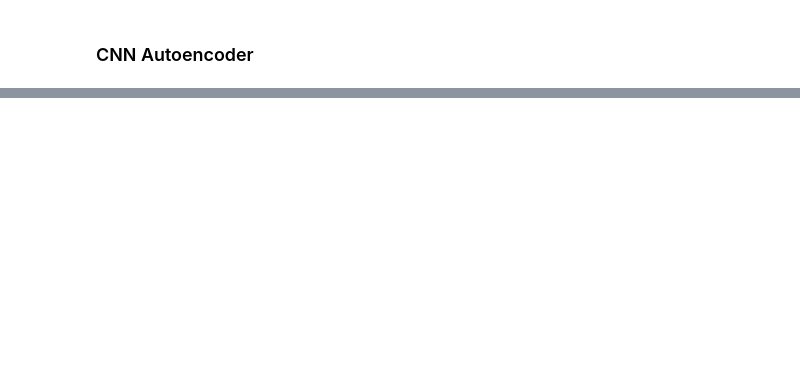
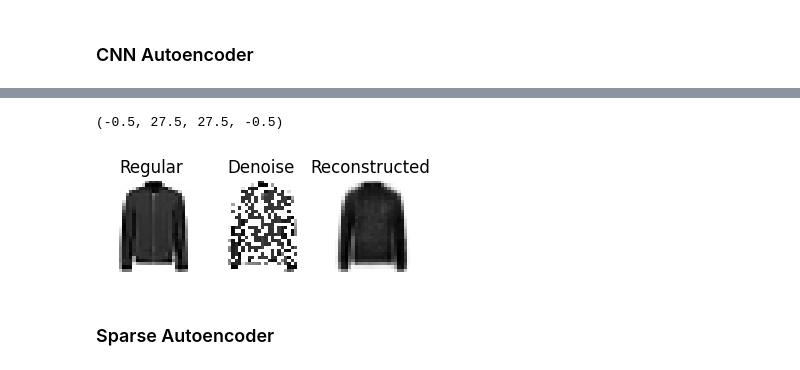
Before and after one commit to NickSlm/ml1, a Jupyter notebook: AutoEncoder.ipynb, the cells around one changed output, grey strips where cells are left out. Drawn from its saved outputs; the diff is of its cells as text; code cells hidden in the pictures; blank space fills up the shorter version.

```diff
--- a/AutoEncoder.ipynb
+++ b/AutoEncoder.ipynb
@@ -264,0 +284,16 @@ _________________________________________________________________
+# %%
+denoise_encoder = keras.models.Sequential([
+    keras.layers.Flatten(input_shape=[28,28]),
+    keras.layers.Dropout(0.5),
+    keras.layers.Dense(100, activation='selu'),
+    keras.layers.Dense(30, activation='selu')
+])
+denoise_decoder = keras.models.Sequential([
+    keras.layers.Dense(100, activation='selu', input_shape=[30]),
+    keras.layers.Dense(28*28, activation='sigmoid'),
+    keras.layers.Reshape([28,28])
+])
+# %%
+denoise_ae = keras.models.Sequential([denoise_encoder, denoise_decoder])
+denoise_ae.compile(loss='binary_crossentropy', optimizer=keras.optimizers.SGD(learning_rate=1.0), metrics=[rounded_accuracy])
+history = denoise_ae.fit(X_train, X_train, epochs=10, validation_data=(X_val, X_val))
@@ -264,0 +323,20 @@ _________________________________________________________________
+# %%
+dropout = keras.layers.Dropout(0.5)
+figure = plt.figure(figsize=[4,3])
+figure.add_subplot(1,3,1)
+plt.imshow(X_val[0], cmap='binary')
+plt.title('Regular')
+plt.axis('off')
+figure.add_subplot(1,3,2)
+plt.imshow(dropout(X_val[0], training=True), cmap='binary')
+plt.title('Denoise')
+plt.axis('off')
+figure.add_subplot(1,3,3)
+plt.imshow(denoise_ae(dropout(X_val))[0], cmap='binary')
+plt.title('Reconstructed')
+plt.axis('off')
+# %% [output]
+(-0.5, 27.5, 27.5, -0.5)
+[figure, added]
+# %% [markdown]
+### Sparse Autoencoder
```
Also changed, not shown: parts of 25 cells of this notebook.
